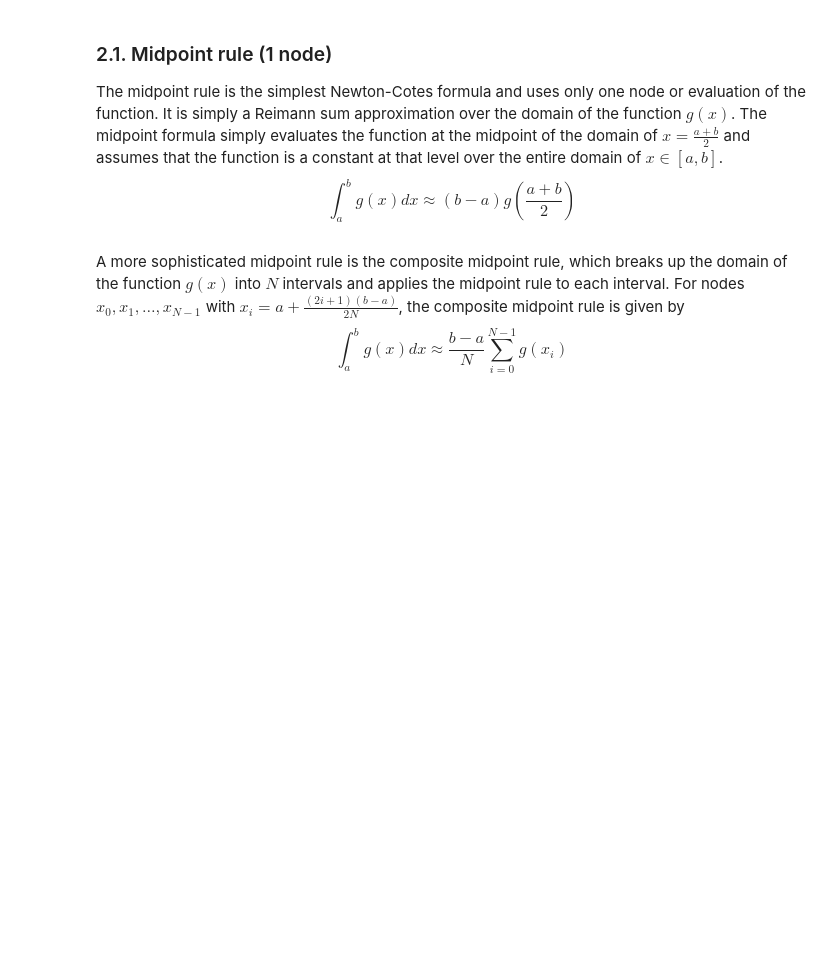
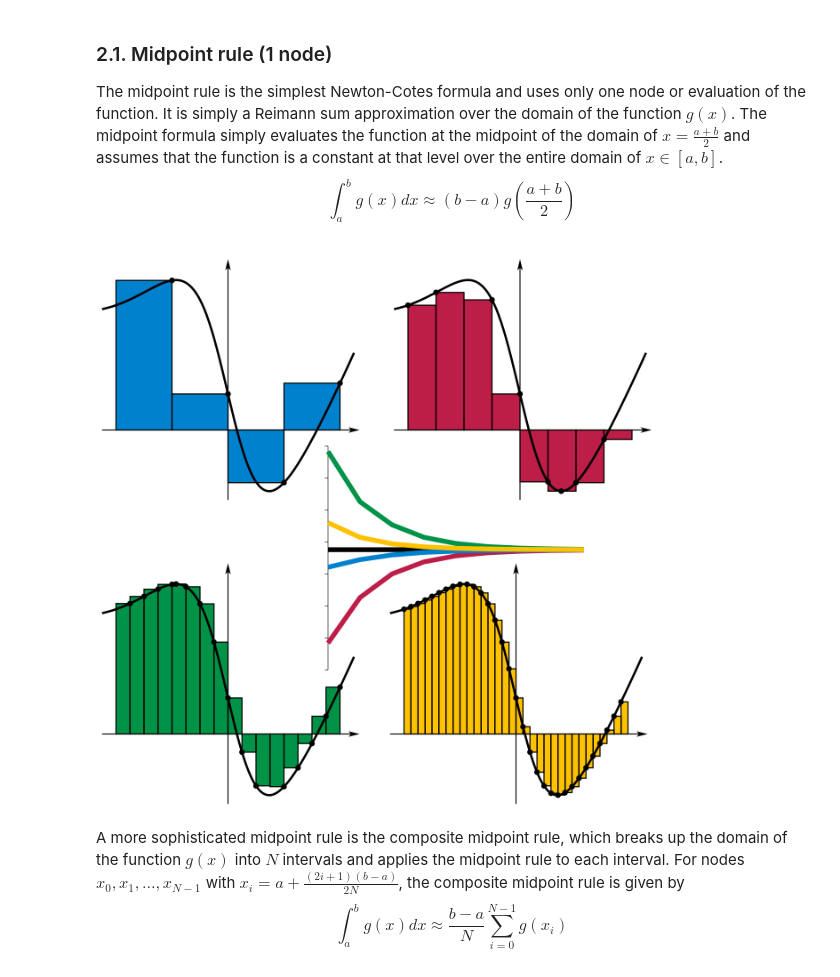
Before and after one commit to rickecon/Notebooks, a Jupyter notebook: NumIntegr/NumIntegr.ipynb, the cells around one changed output. Saved outputs shown, nothing was run; the diff lists cells and outputs as text; code cells hidden in the pictures; blank space fills up the shorter version.

Commit message:
Updated Numerical integration images folder and notebook

```diff
--- a/NumIntegr/NumIntegr.ipynb
+++ b/NumIntegr/NumIntegr.ipynb
@@ -31,14 +31,17 @@ The midpoint rule is the simplest Newton-Cotes formula and uses only one node or
   \int_a^b g(x)dx \approx (b-a)g\left(\frac{a+b}{2}\right)
 \end{equation}
 # %%
+import requests
 from IPython.display import Image
 
 # Download and save the data file Riemann_sum_convergence.png
 url = ('https://raw.githubusercontent.com/rickecon/Notebooks/' +
-       'master/MLE/images/GBtree.png')
+       'master/NumIntegr/images/Riemann_sum_convergence.png')
 image_file = requests.get(url, allow_redirects=True)
-open('GBtree.png', 'wb').write(image_file.content)
-Image("GBtree.png")
+open('Riemann_sum_convergence.png', 'wb').write(image_file.content)
+Image("Riemann_sum_convergence.png")
+# %% [output]
+[figure, added]
 # %% [markdown]
 A more sophisticated midpoint rule is the composite midpoint rule, which breaks up the domain of the function $g(x)$ into $N$ intervals and applies the midpoint rule to each interval. For nodes $x_0,x_1,\ldots,x_{N-1}$ with $x_i=a+\frac{(2i+1)(b-a)}{2N}$, the composite midpoint rule is given by
 \begin{equation}\label{NumInt_EqMidPtRuleComp}
```
Also changed, not shown: 6 other files.
